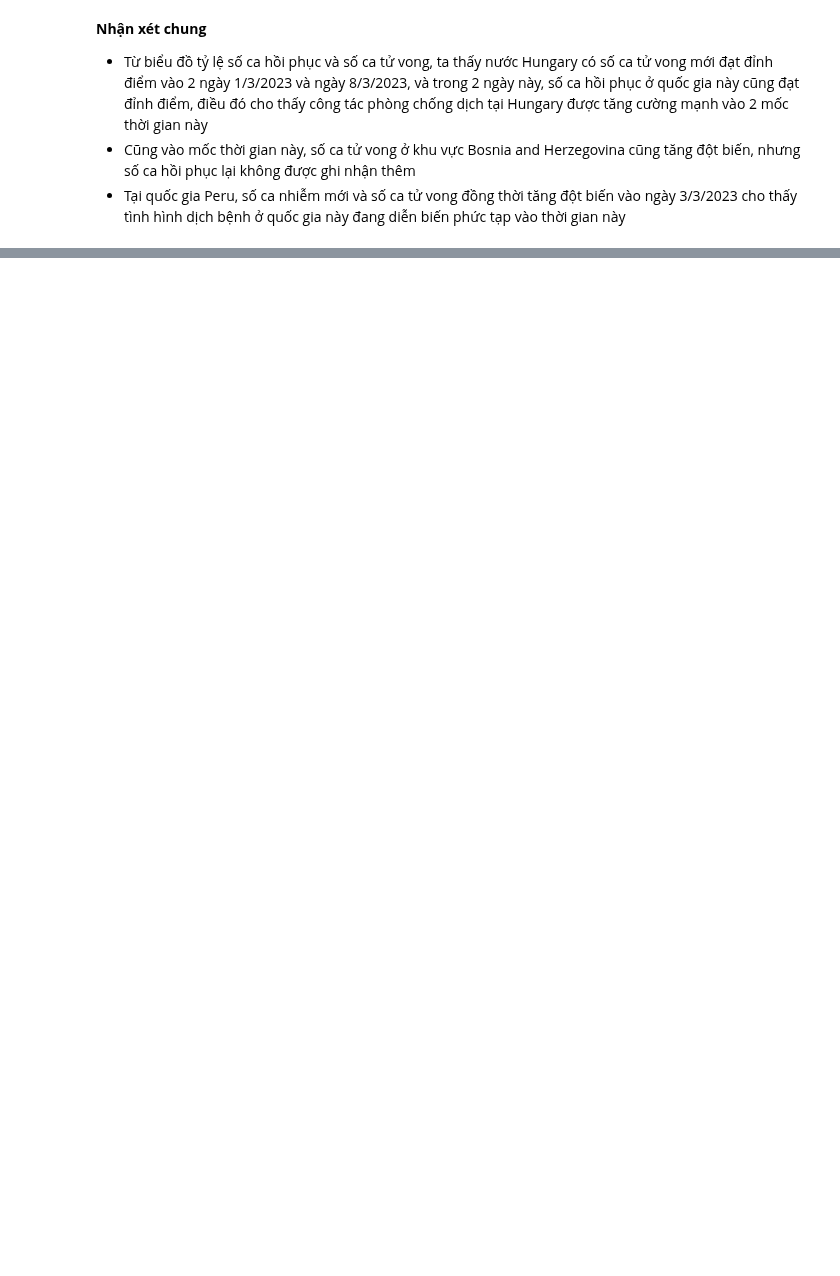
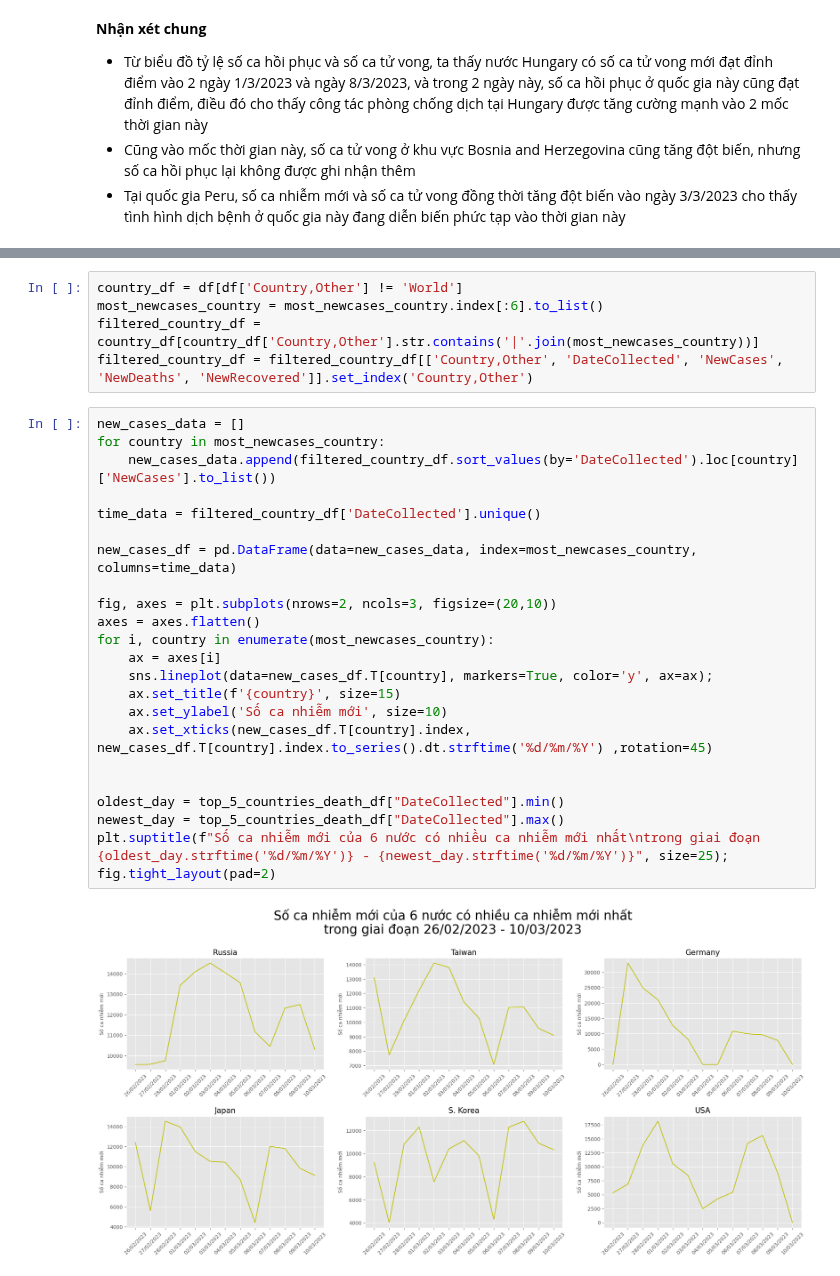
Before and after one commit to vntan/Covid-19-Analysis, a Jupyter notebook: Lab01.ipynb, the cells around one changed output, grey strips where cells are left out. Drawn from its saved outputs; the diff is of its cells as text; blank space fills up the shorter version.

```diff
--- a/Lab01.ipynb
+++ b/Lab01.ipynb
@@ -632,0 +656,30 @@ fig.tight_layout(pad=2)
+# %%
+country_df = df[df['Country,Other'] != 'World']
+most_newcases_country = most_newcases_country.index[:6].to_list()
+filtered_country_df = country_df[country_df['Country,Other'].str.contains('|'.join(most_newcases_country))]
+filtered_country_df = filtered_country_df[['Country,Other', 'DateCollected', 'NewCases', 'NewDeaths', 'NewRecovered']].set_index('Country,Other')
+# %%
+new_cases_data = []
+for country in most_newcases_country:
+    new_cases_data.append(filtered_country_df.sort_values(by='DateCollected').loc[country]['NewCases'].to_list())
+
+time_data = filtered_country_df['DateCollected'].unique()
+
+new_cases_df = pd.DataFrame(data=new_cases_data, index=most_newcases_country, columns=time_data)
+
+fig, axes = plt.subplots(nrows=2, ncols=3, figsize=(20,10))
+axes = axes.flatten()
+for i, country in enumerate(most_newcases_country):
+    ax = axes[i]
+    sns.lineplot(data=new_cases_df.T[country], markers=True, color='y', ax=ax);
+    ax.set_title(f'{country}', size=15)
+    ax.set_ylabel('Số ca nhiễm mới', size=10)
+    ax.set_xticks(new_cases_df.T[country].index, new_cases_df.T[country].index.to_series().dt.strftime('%d/%m/%Y') ,rotation=45)
+
+
+oldest_day = top_5_countries_death_df["DateCollected"].min()
+newest_day = top_5_countries_death_df["DateCollected"].max()
+plt.suptitle(f"Số ca nhiễm mới của 6 nước có nhiều ca nhiễm mới nhất\ntrong giai đoạn {oldest_day.strftime('%d/%m/%Y')} - {newest_day.strftime('%d/%m/%Y')}", size=25);
+fig.tight_layout(pad=2)
+# %% [output]
+[figure, added]
```
Also changed, not shown: parts of 20 cells of this notebook, 1 other file.
